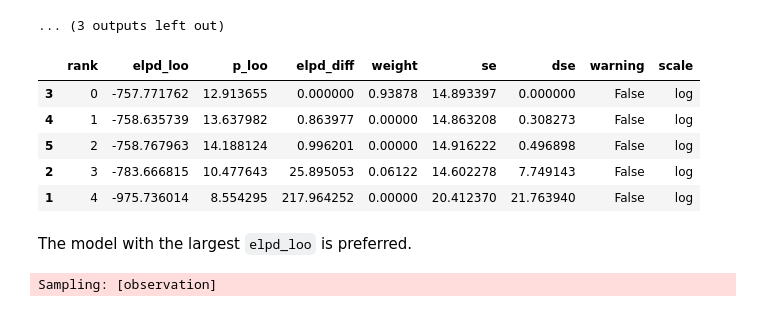
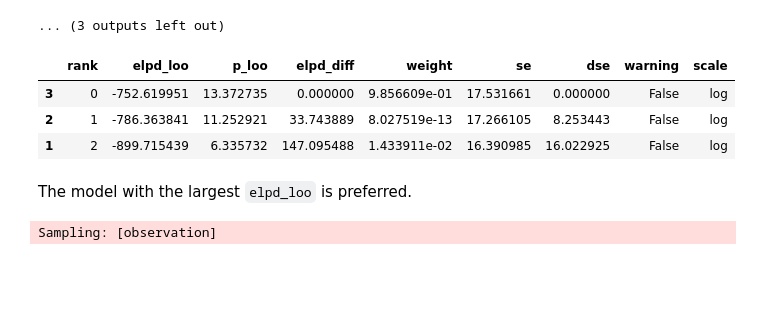
Before and after one commit to tvwenger/bayes_spec, a Jupyter notebook: examples/optimization.ipynb, the cells around one changed output. Saved outputs shown, nothing was run; the diff lists cells and outputs as text; code cells hidden in the pictures; blank space fills up the shorter version.

```diff
--- a/examples/optimization.ipynb
+++ b/examples/optimization.ipynb
@@ -262,15 +262,16 @@ for model in opt.models.values():
 ... (3 outputs left out)
 # %%
 # leave-one-out cross validation
-loo = az.compare({n_gauss: model.trace for n_gauss, model in opt.models.items()})
+loo = az.compare({
+    n_gauss: model.trace for n_gauss, model in opt.models.items()
+    if model.solutions # ignore models with no valid solutions
+})
 display(loo)
 # %% [output]
 |  | rank | elpd_loo | p_loo | elpd_diff | weight | se | dse | warning | scale |
-| 3 | 0 | -757.771762 | 12.913655 | 0.000000 | 0.93878 | 14.893397 | 0.000000 | False | log |
-| 4 | 1 | -758.635739 | 13.637982 | 0.863977 | 0.00000 | 14.863208 | 0.308273 | False | log |
-| 5 | 2 | -758.767963 | 14.188124 | 0.996201 | 0.00000 | 14.916222 | 0.496898 | False | log |
-| 2 | 3 | -783.666815 | 10.477643 | 25.895053 | 0.06122 | 14.602278 | 7.749143 | False | log |
-| 1 | 4 | -975.736014 | 8.554295 | 217.964252 | 0.00000 | 20.412370 | 21.763940 | False | log |
+| 3 | 0 | -752.619951 | 13.372735 | 0.000000 | 9.856609e-01 | 17.531661 | 0.000000 | False | log |
+| 2 | 1 | -786.363841 | 11.252921 | 33.743889 | 8.027519e-13 | 17.266105 | 8.253443 | False | log |
+| 1 | 2 | -899.715439 | 6.335732 | 147.095488 | 1.433911e-02 | 16.390985 | 16.022925 | False | log |
 # %% [markdown]
 The model with the largest `elpd_loo` is preferred.
 # %%
```
Also changed, not shown: parts of 6 cells of this notebook, 46 other files.
